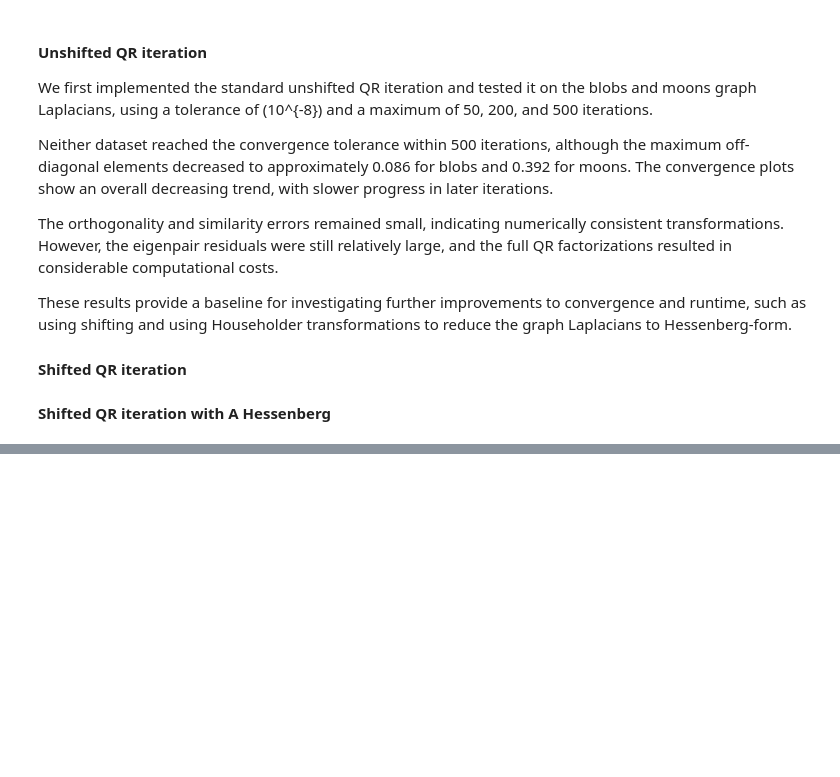
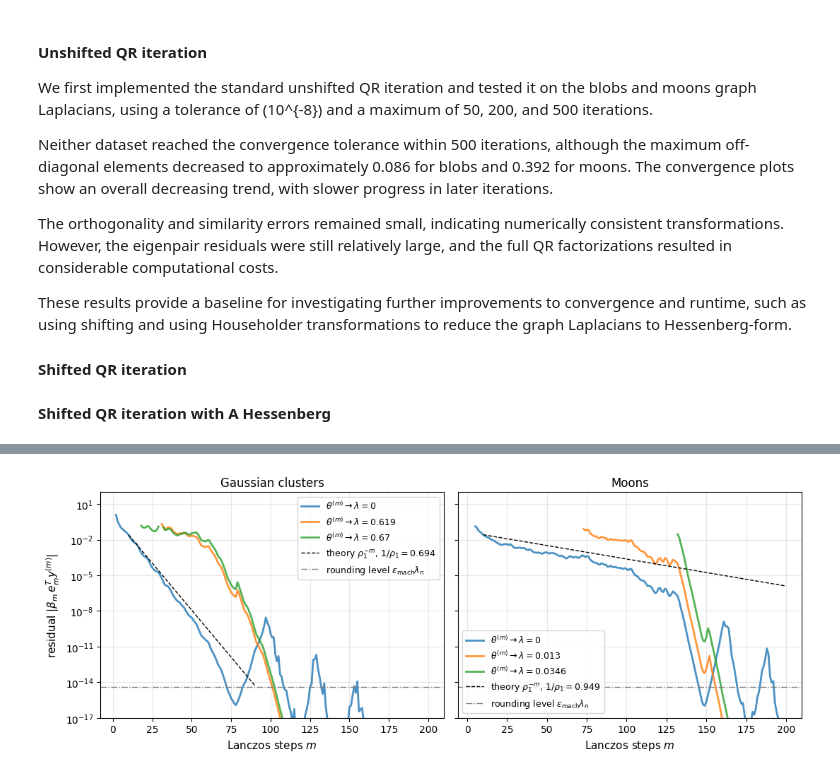
Before and after one commit to theaboge/spectral_clustering, a Jupyter notebook: handin.ipynb, the cells around one changed output, grey strips where cells are left out. Saved outputs shown, nothing was run; the diff lists cells and outputs as text; code cells hidden in the pictures; blank space fills up the shorter version.

Commit message:
Added map test and Lanczos iteration

```diff
--- a/handin.ipynb
+++ b/handin.ipynb
@@ -1113,0 +1222,9 @@ print()
+# %%
+# Graph Laplacians as in handin.ipynb (blobs and moons, k = 10, sigma = 1, seed 0)
+np.random.seed(0)
+X = make_data()
+C_blobs, L_blobs, lambdas_blobs, V_blobs = spectral_clustering(X, k=10, K=4, sigma=1)
+
+np.random.seed(0)
+Y = make_moons()
+C_moons, L_moons, lambdas_moons, V_moons = spectral_clustering(Y, k=10, K=4, sigma=1)
@@ -1113,0 +1296,64 @@ print()
+# %%
+def tracked_residual(h, d, i):
+    '''
+    Residual of the Ritz pair that approximates the i-th distinct eigenvalue d[i], for every m.
+
+    The pairs are labelled by the eigenvalue they approximate, not by their position in the sorted list:
+    among the Ritz values within half the distance to the neighbouring distinct eigenvalues, the smallest
+    residual is taken (NaN if there is no Ritz value in this window yet). A new copy of 0 moving down
+    through the spectrum then no longer changes the numbering of the other pairs.
+    '''
+    w = 0.5 * min(d[i + 1] - d[i], d[i] - d[i - 1] if i > 0 else np.inf)
+    out = []
+    for theta, res in zip(h["theta"], h["res"]):
+        near = np.abs(theta - d[i]) < w
+        out.append(res[near].min() if near.any() else np.nan)
+    return np.array(out)
+
+
+def residual_plot(h, lambdas, name, ax, n_pairs=3):
+    '''
+    Residual |beta_m e_m^T y| of the Ritz pairs approximating the n_pairs smallest distinct eigenvalues
+    against the number of Lanczos steps m, with the theoretical rate rho_1^{-m} for the smallest one.
+    '''
+    tol0 = 1e-10 * lambdas[-1]
+    d = distinct(lambdas, tol0)
+    for i in range(n_pairs):
+        res_i = tracked_residual(h, d, i)
+        ax.semilogy(h["ms"], res_i, lw=2, alpha=0.8,
+                    label=fr"$\theta^{{(m)}} \to \lambda = {d[i]:.3g}$" if d[i] > tol0
+                    else r"$\theta^{(m)} \to \lambda = 0$")
+        print(f"{name}, lambda = {d[i]:.3g}: residual < 1e-10 after m = {h['ms'][np.argmax(res_i < 1e-10)]}")
+
+    # Theory for the smallest eigenvalue, anchored at m = 10, drawn down to the rounding level
+    r = lanczos_rate(lambdas, 0, tol0)
+    res1 = tracked_residual(h, d, 0)
+    k0 = 10
+    ms = h["ms"][k0 - 1:]
+    theory = res1[k0 - 1] * r**(ms - k0)
+    floor = np.finfo(float).eps * lambdas[-1]       # rounding level of the residual estimate
+    keep = theory > floor
+    ax.semilogy(ms[keep], theory[keep], "k--", lw=1, label=fr"theory $\rho_1^{{-m}}$, $1/\rho_1 = {r:.3f}$")
+    ax.axhline(floor, color="grey", lw=1, ls="-.", label=r"rounding level $\varepsilon_{\mathrm{mach}} \lambda_n$")
+
+    # Observed rate for lambda = 0: log-linear fit where the residual is between 1e-12 and 1e-1
+    fit = (h["ms"] >= k0) & (res1 > 1e-12) & (res1 < 1e-1)
+    first_small = np.argmax(res1 < 1e-12)          # stop the fit at the first time the pair has converged
+    fit &= h["ms"] < h["ms"][first_small]
+    r_obs = np.exp(np.polyfit(h["ms"][fit], np.log(res1[fit]), 1)[0])
+    print(f"{name}: lambda = 0, 1/rho_1 theory = {r:.4f}, observed = {r_obs:.4f}")
+
+    ax.set_xlabel("Lanczos steps $m$", fontsize=11)
+    ax.set_title(name, fontsize=12)
+    ax.grid(alpha=0.3)
+    ax.legend(fontsize=9)
+
+
+fig, axes = plt.subplots(1, 2, figsize=(11, 4.2), sharey=True)
+residual_plot(hist_blobs, lambdas_blobs, "Gaussian clusters", axes[0])
+residual_plot(hist_moons, lambdas_moons, "Moons", axes[1])
+axes[0].set_ylabel(r"residual $|\beta_m\, e_m^T y^{(m)}|$", fontsize=11)
+axes[0].set_ylim(1e-17, 1e2)
+fig.tight_layout()
+plt.show()
+# %% [output]
@@ -1113,0 +1368 @@ print()
+[figure, added]
```
Also changed, not shown: parts of 17 cells of this notebook, 1 other file.
